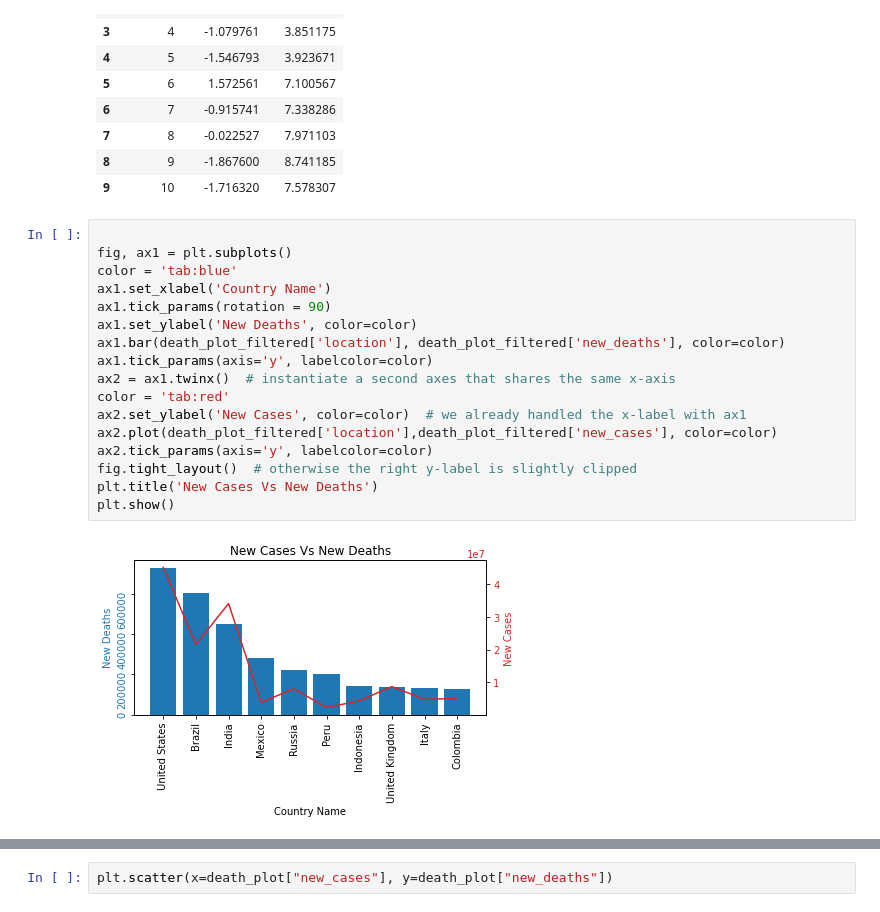
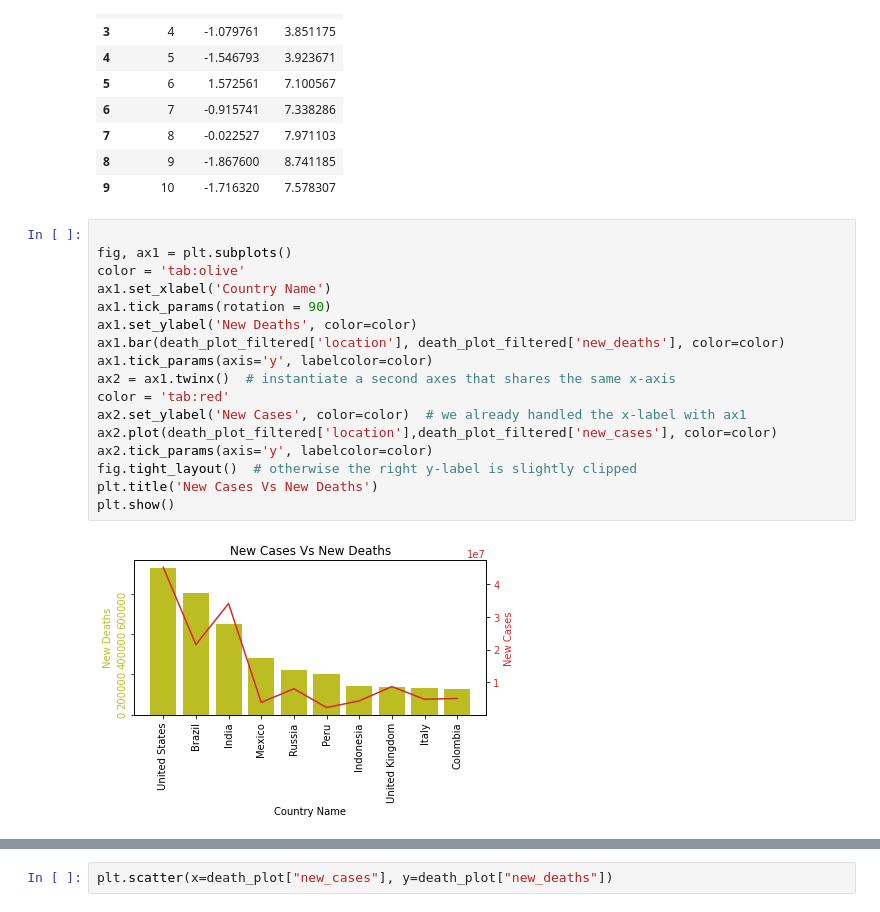
Before and after one commit to Waltontan/Project_Covid, a Jupyter notebook: Q4.ipynb, the cells around one changed output, grey strips where cells are left out. Cells and saved outputs as stored; diff of their text form.

```diff
--- a/Q4.ipynb
+++ b/Q4.ipynb
@@ -100,19 +121,19 @@ df
 # %%
 
 fig, ax1 = plt.subplots()
-color = 'tab:blue'
+color = 'tab:olive'
 ax1.set_xlabel('Country Name')
 ax1.tick_params(rotation = 90)
 ax1.set_ylabel('New Deaths', color=color)
 ax1.bar(death_plot_filtered['location'], death_plot_filtered['new_deaths'], color=color)
 ax1.tick_params(axis='y', labelcolor=color)
 ax2 = ax1.twinx()  # instantiate a second axes that shares the same x-axis
 color = 'tab:red'
 ax2.set_ylabel('New Cases', color=color)  # we already handled the x-label with ax1
 ax2.plot(death_plot_filtered['location'],death_plot_filtered['new_cases'], color=color)
 ax2.tick_params(axis='y', labelcolor=color)
 fig.tight_layout()  # otherwise the right y-label is slightly clipped
 plt.title('New Cases Vs New Deaths')
 plt.show()
 # %% [output]
-[figure, old version]
+[figure, new version]
```
Also changed, not shown: parts of 7 cells of this notebook.
